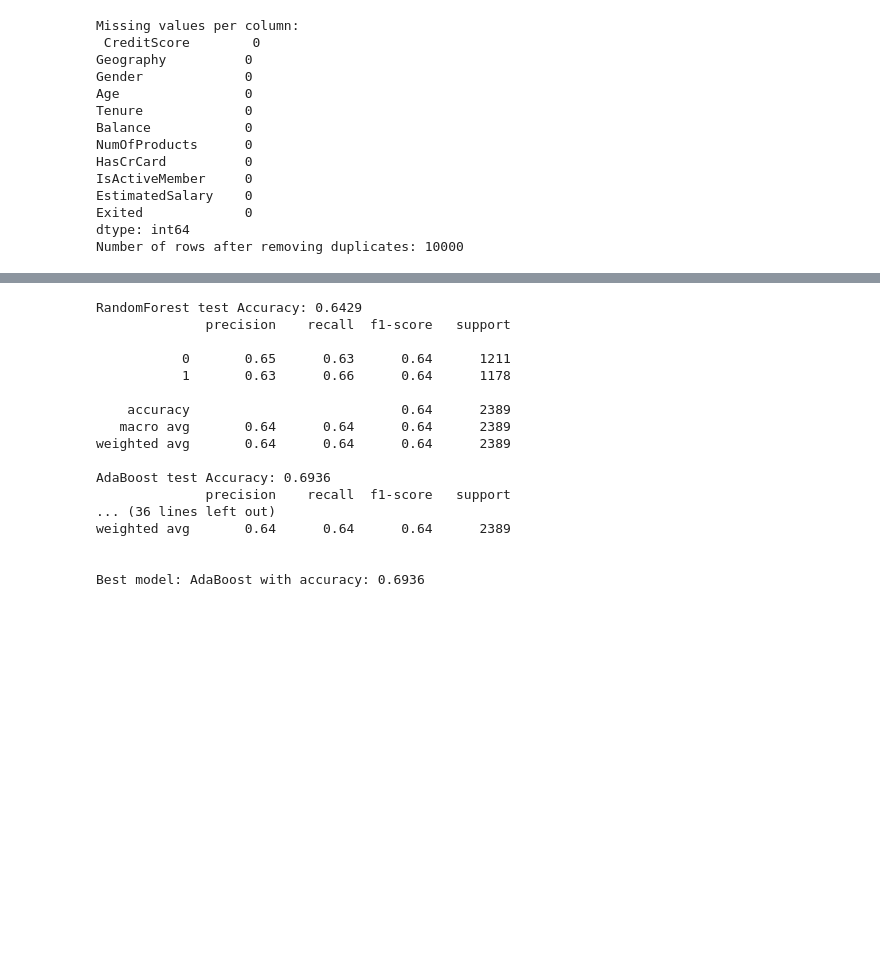
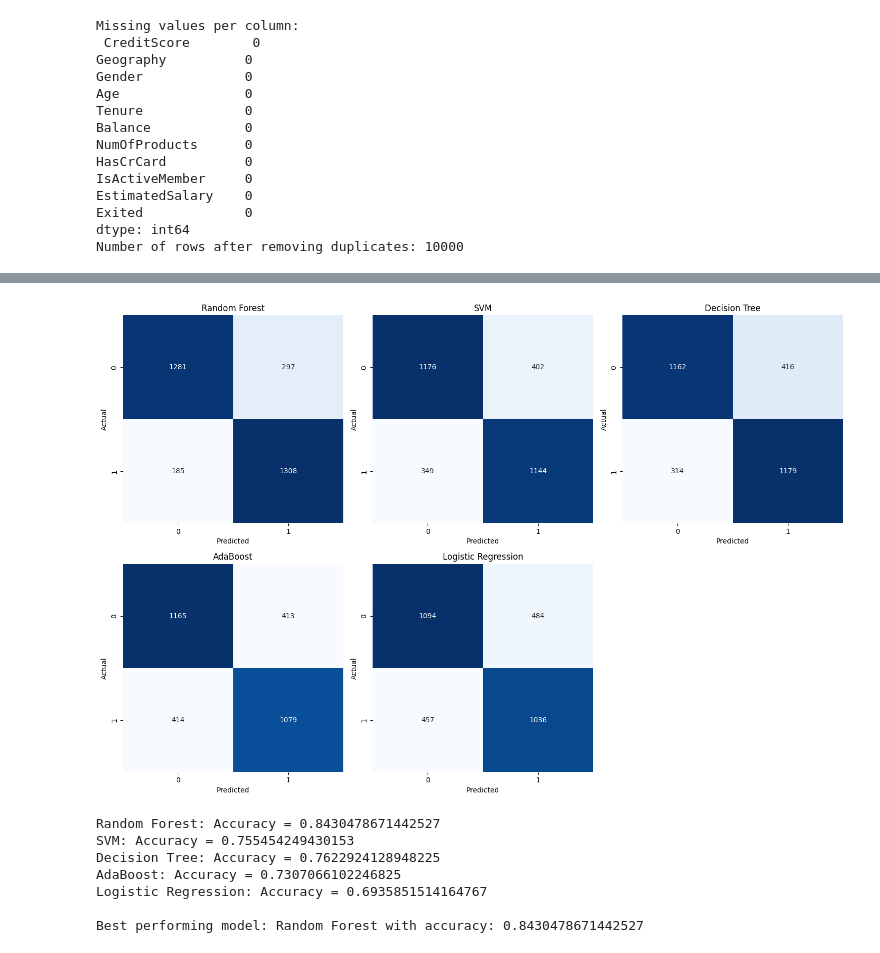
Before and after one commit to Shaurya2127/practice_projects, a Jupyter notebook: bank.ipynb, the cells around one changed output, grey strips where cells are left out. Saved outputs shown, nothing was run; the diff lists cells and outputs as text; code cells hidden in the pictures; blank space fills up the shorter version.

```diff
--- a/bank.ipynb
+++ b/bank.ipynb
@@ -460,0 +227,5 @@ weighted avg       0.63      0.63      0.63      2389
+# %%
+from sklearn.model_selection import train_test_split
+
+# Split data into training and testing sets
+X_train, X_test, y_train, y_test = train_test_split(X_pca, y_resampled, test_size=0.2, random_state=42)
@@ -461,34 +313,48 @@ weighted avg       0.63      0.63      0.63      2389
+# %%
+import matplotlib.pyplot as plt
+import seaborn as sns
+from sklearn.metrics import confusion_matrix
+models = ['Random Forest', 'SVM', 'Decision Tree', 'AdaBoost', 'Logistic Regression']
+predictions = [rf_pred, svm_pred, dt_pred, ada_pred, lr_pred]
+
+
+plt.figure(figsize=(15, 10))
+for i, (model, pred) in enumerate(zip(models, predictions)):
+  cm = confusion_matrix(y_test, pred)
+  plt.subplot(2, 3, i + 1)
+  sns.heatmap(cm, annot=True, fmt='d', cmap='Blues', cbar=False)
+  plt.title(model)
+  plt.xlabel('Predicted')
+  plt.ylabel('Actual')
+plt.tight_layout()
+plt.show()
+# %% [output]
+[figure, added]
 # %%
-# Evaluate models on the test set and find the best performing model
+models = {
+    'Random Forest': rf_pred,
+    'SVM': svm_pred,
+    'Decision Tree': dt_pred,
+    'AdaBoost': ada_pred,
+    'Logistic Regression': lr_pred
+}
+
 best_model = None
 best_accuracy = 0
 
-for name, model in models.items():
-    y_pred = model.predict(X_test)
-    accuracy = accuracy_score(y_test, y_pred)
-    print(f"{name} test Accuracy: {accuracy:.4f}")
-    print(classification_report(y_test, y_pred))
-
+for model_name, predictions in models.items():
+    accuracy = accuracy_score(y_test, predictions)
+    print(f"{model_name}: Accuracy = {accuracy}")
     if accuracy > best_accuracy:
         best_accuracy = accuracy
-        best_model = name
+        best_model = model_name
 
-print(f"\nBest model: {best_model} with accuracy: {best_accuracy:.4f}")
+print(f"\nBest performing model: {best_model} with accuracy: {best_accuracy}")
 # %% [output]
-RandomForest test Accuracy: 0.6429
-              precision    recall  f1-score   support
+Random Forest: Accuracy = 0.8430478671442527
+SVM: Accuracy = 0.755454249430153
+Decision Tree: Accuracy = 0.7622924128948225
+AdaBoost: Accuracy = 0.7307066102246825
+Logistic Regression: Accuracy = 0.6935851514164767
 
-           0       0.65      0.63      0.64      1211
-           1       0.63      0.66      0.64      1178
-
-    accuracy                           0.64      2389
-   macro avg       0.64      0.64      0.64      2389
-weighted avg       0.64      0.64      0.64      2389
-
-AdaBoost test Accuracy: 0.6936
-              precision    recall  f1-score   support
-... (36 lines left out)
-weighted avg       0.64      0.64      0.64      2389
-
-
-Best model: AdaBoost with accuracy: 0.6936
+Best performing model: Random Forest with accuracy: 0.8430478671442527
```
Also changed, not shown: parts of 26 cells of this notebook.
